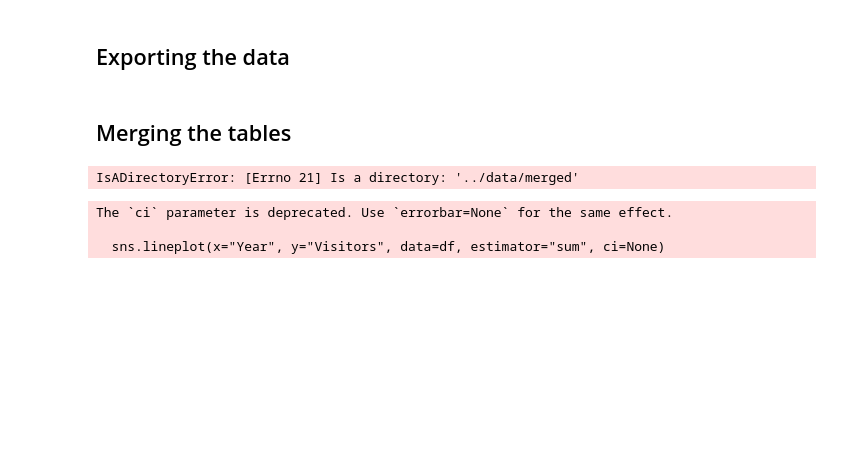
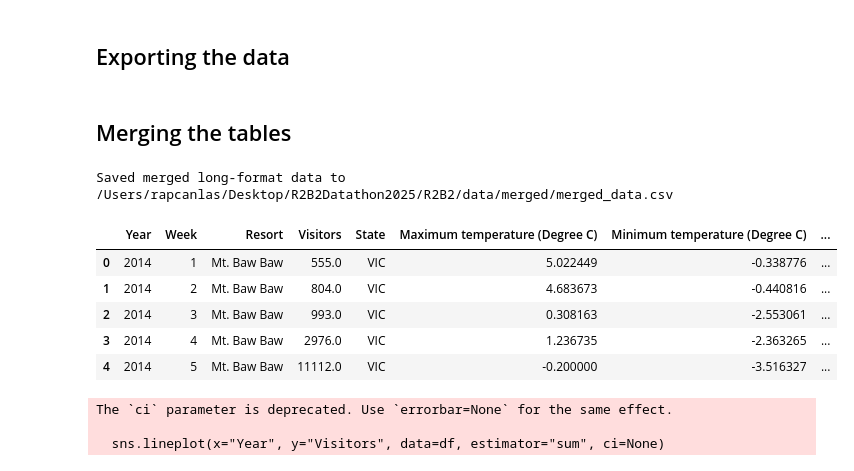
Before and after one commit to bsri0004/R2B2, a Jupyter notebook: src/data_parsing.ipynb, the cells around one changed output. Drawn from its saved outputs; the diff is of its cells as text; code cells hidden in the pictures; blank space fills up the shorter version.

```diff
--- a/src/data_parsing.ipynb
+++ b/src/data_parsing.ipynb
@@ -248,35 +265,41 @@ pt = vis_long[vis_long["Resort"].isin(["Perisher","Thredbo"])].pivot_table(
 if {"Perisher","Thredbo"}.issubset(pt.columns):
     char = pd.DataFrame({
         "Year": pt["Year"],
         "Week": pt["Week"],
         "Resort": "Charlotte Pass",
         "Visitors": (pt["Perisher"] + pt["Thredbo"]) / 2.0,
         "State": "NSW"
     })
     vis_long = pd.concat([vis_long, char], ignore_index=True)
 
 # Keep only ski-season weeks (1..15) to match the calendar
 vis_long = vis_long[vis_long["Week"].between(1, 15)].reset_index(drop=True)
 
 # Attach the weekly climate to every resort row
 merged_data = vis_long.merge(weekly_climate, on=["Year","Week"], how="left")
 
 # Save to data/merged_data.csv
 out_path = Path("../data") / "merged/merged_data.csv"
 out_path.parent.mkdir(parents=True, exist_ok=True)
 merged_data.to_csv(out_path, index=False)
 
 print(f"Saved merged long-format data to {out_path.resolve()}")
 
 # # Rename
 # old_colnames = [col for col in merged_data.columns]
 # new_colnames = [col.lower() for col in old_colnames[0:5]] + ["max_temp_c", "min_temp_c", "rainfall_mm"]
 
-merged_data = merged_data.rename(columns={old_col:new_col for old_col, new_col in zip(old_colnames, new_colnames)})
+# merged_data = merged_data.rename(columns={old_col:new_col for old_col, new_col in zip(old_colnames, new_colnames)})
 
 merged_data.head()
 # %% [output]
-IsADirectoryError: [Errno 21] Is a directory: '../data/merged'
+Saved merged long-format data to /Users/rapcanlas/Desktop/R2B2Datathon2025/R2B2/data/merged/merged_data.csv
+|  | Year | Week | Resort | Visitors | State | Maximum temperature (Degree C) | Minimum temperature (Degree C) | ... |
+| 0 | 2014 | 1 | Mt. Baw Baw | 555.0 | VIC | 5.022449 | -0.338776 | ... |
+| 1 | 2014 | 2 | Mt. Baw Baw | 804.0 | VIC | 4.683673 | -0.440816 | ... |
+| 2 | 2014 | 3 | Mt. Baw Baw | 993.0 | VIC | 0.308163 | -2.553061 | ... |
+| 3 | 2014 | 4 | Mt. Baw Baw | 2976.0 | VIC | 1.236735 | -2.363265 | ... |
+| 4 | 2014 | 5 | Mt. Baw Baw | 11112.0 | VIC | -0.200000 | -3.516327 | ... |
 # %%
 import pandas as pd
 import matplotlib.pyplot as plt
```
Also changed, not shown: parts of 5 cells of this notebook, 3 other files.
